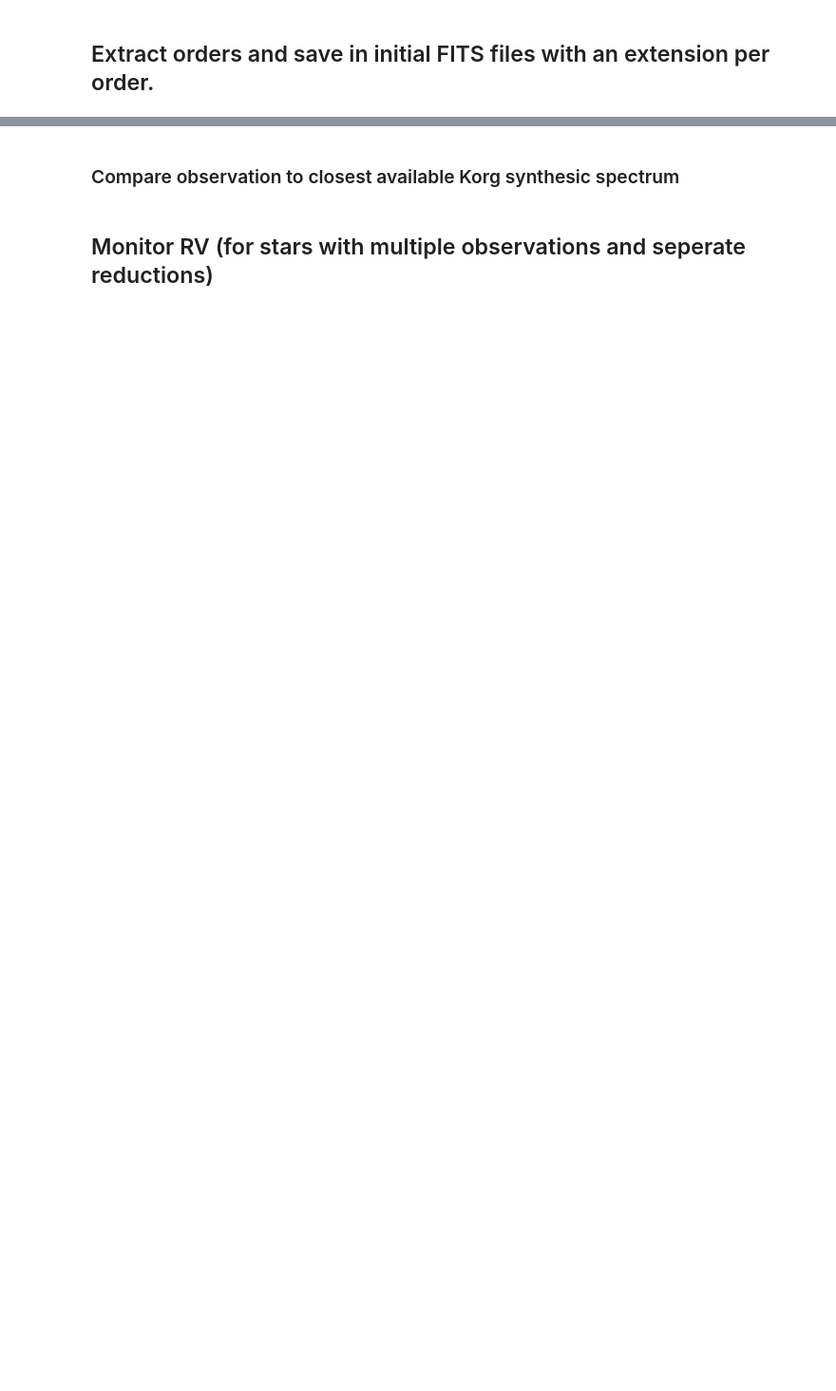
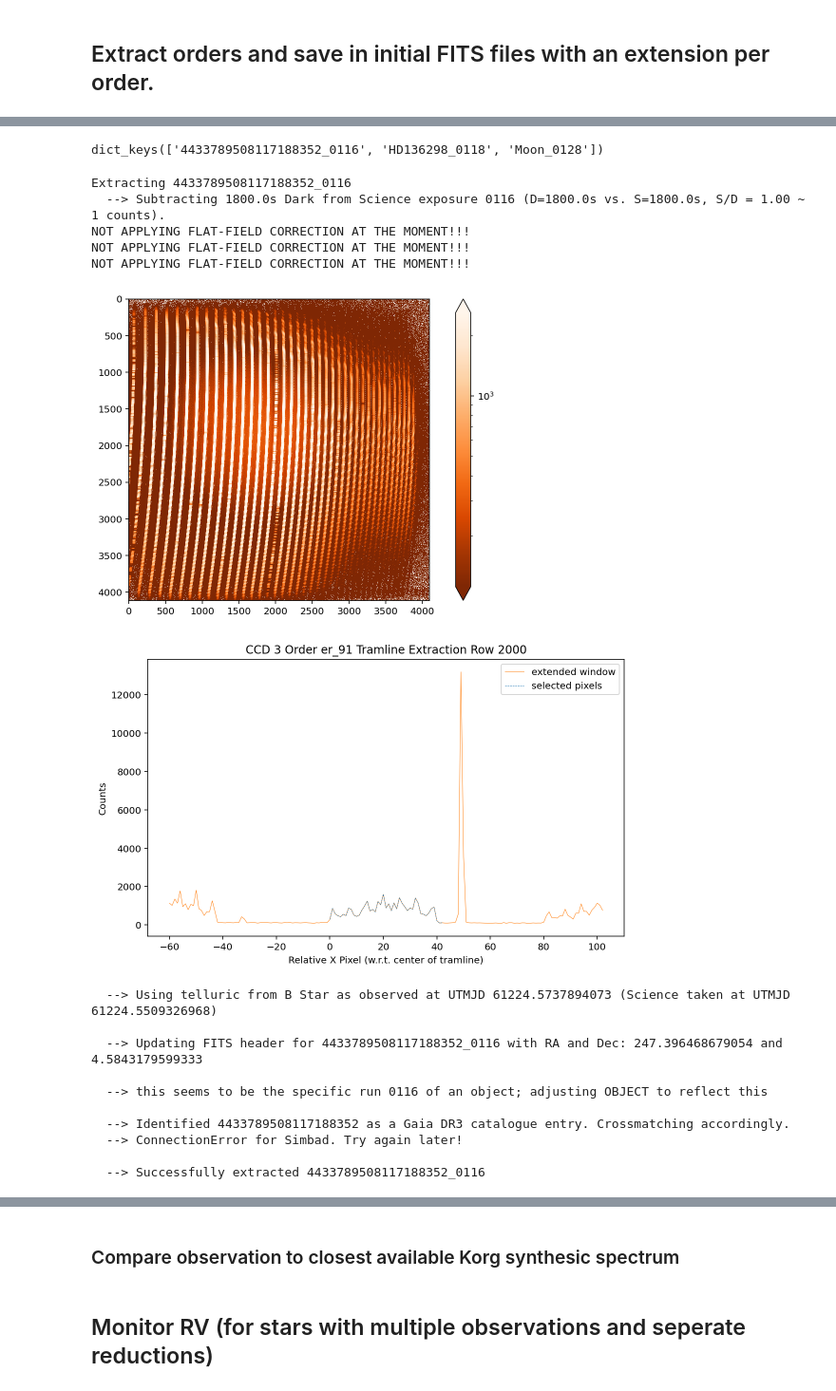
Before and after one commit to svenbuder/velocereduction, a Jupyter notebook: scripts/VeloceReduction_tutorial.ipynb, the cells around one changed output, grey strips where cells are left out. Shown at 95% size. Saved outputs shown, nothing was run; the diff lists cells and outputs as text; code cells hidden in the pictures; blank space fills up the shorter version.

```diff
--- a/scripts/VeloceReduction_tutorial.ipynb
+++ b/scripts/VeloceReduction_tutorial.ipynb
@@ -103,0 +161,14 @@ print(ccd_pixel_shifts_wrt_reference)
+# %%
+# Extract Master Flat
+print('\nExtracting Master Flat')
+master_flat, master_flat_images, smooth_flats_images = VR.extraction.extract_orders(
+    ccd1_runs = calibration_runs['Flat_60.0'],
+    ccd2_runs = calibration_runs['Flat_1.0'],
+    ccd3_runs = calibration_runs['Flat_0.1'],
+    Flat = True,
+    update_tramlines_based_on_flat = False, # Refit saved in reduced_data/YYMMDD/_tramline_information/
+    pixel_shifts = ccd_pixel_shifts_wrt_reference,
+    debug_overscan = False,
+    debug_rows = False, # Plotting the distribution of counts of a tramline in every 500th row
+    debug_tramlines = False # Plots saved  at reduced_data/YYMMDD/_tramline_information/
+)
@@ -169,9 +302,16 @@ if len(calibration_runs['Bstar']) > 0:
+# %%
+science_runs.keys()
+# %% [output]
+dict_keys(['4433789508117188352_0116', 'HD136298_0118', 'Moon_0128'])
 # %%
 # Extract Science Objects and save them into FITS files under reduced_data/
 for science_object in list(science_runs.keys()):
-    print('\nExtracting '+science_object)
+    if science_object == '4433789508117188352_0116':
+    # if science_object == 'Moon_0128':
 
-    try:
+        print('\nExtracting '+science_object)
+
+        # try:
         science, science_noise, science_header = VR.extraction.extract_orders(
             ccd1_runs = science_runs[science_object],
             ccd2_runs = science_runs[science_object],
@@ -180,6 +320,7 @@ for science_object in list(science_runs.keys()):
             master_darks = master_darks, # These are needed to subtract the dark current
             master_flat_images = master_flat_images, # These are needed for flat-field correction
             pixel_shifts = ccd_pixel_shifts_wrt_reference,
+            exposure_time_threshold_darks = exposure_time_threshold_darks,
             debug_tramlines = False # Plots saved  at reduced_data/YYMMDD/_tramline_information/
         )
 
@@ -197,13 +338,28 @@ for science_object in list(science_runs.keys()):
         # Create a primary HDU and HDU list
         primary_hdu = fits.PrimaryHDU()
         header = primary_hdu.header
-        header['OBJECT']             = (science_object,           'Name of observed object in night log')
-        header['UTMJD']              = (science_header['UTMJD'],  'Modified Julian Date of observation')
-        header['MEANRA']             = (science_header['MEANRA'], 'Mean Right Ascension of observed object')
-        header['MEANDEC']            = (science_header['MEANDEC'],'Mean Declination of observed object')
-        header['BARYVEL']            = (0.0,                      'Applied barycentric velocity correction')
-        header['VRAD']               = ('None',                   'Radial velocity estimate')
-        header['E_VRAD']             = ('None',                   'Uncertainty of radial velocity estimate')
+        header['OBJECT']             = (science_object,                                 'Name of observed object in night log')
+        header['UTMJD']              = (science_header['UTMJD'],                        'Modified Julian Date of observation')
+        header['MEANRA']             = (science_header['MEANRA'],                       'Mean Right Ascension of observed object')
+        header['MEANDEC']            = (science_header['MEANDEC'],                      'Mean Declination of observed object')
+        header['BARYVEL']            = (0.0,                                            'Applied barycentric velocity correction')
+        header['VRAD']               = ('None',                                         'Radial velocity estimate from VR')
+        header['E_VRAD']             = ('None',                                         'Uncertainty of VRAD')
+
+        # Add metadata of the reduction process
+        header['HIERARCH VR_URL']              = ('https://github.com/svenbuder/velocereduction','URL of reduction software used for this reduction')
+        header['HIERARCH VR_VERSION']          = (VR.__version__,                                'Version of velocereduction used for this reduction')
+        header['HIERARCH VR_EXTRACT']          = (each_science_run_separately,                   'Extracted each science run separately (True/False)')
+        header['HIERARCH VR_BSTAR']            = (closest_tellurics,                             'UTMJD of BStar used for telluric (if available)')
+        header['HIERARCH VR_XSHIFT_CCD1']      = (ccd_pixel_shifts_wrt_reference['ccd_1'][0],    'Pixel shift in x for CCD1 wrt reference night')
+        header['HIERARCH VR_YSHIFT_CCD1']      = (ccd_pixel_shifts_wrt_reference['ccd_1'][1],    'Pixel shift in y for CCD1 wrt reference night')
+        header['HIERARCH VR_XSHIFT_CCD2']      = (ccd_pixel_shifts_wrt_reference['ccd_2'][0],    'Pixel shift in x for CCD2 wrt reference night')
+        header['HIERARCH VR_YSHIFT_CCD2']      = (ccd_pixel_shifts_wrt_reference['ccd_2'][1],    'Pixel shift in y for CCD2 wrt reference night')
+        header['HIERARCH VR_XSHIFT_CCD3']      = (ccd_pixel_shifts_wrt_reference['ccd_3'][0],    'Pixel shift in x for CCD3 wrt reference night')
+        header['HIERARCH VR_YSHIFT_CCD3']      = (ccd_pixel_shifts_wrt_reference['ccd_3'][1],    'Pixel shift in y for CCD3 wrt reference night')
+        header['HIERARCH VR_DARK_THRESH']      = (exposure_time_threshold_darks,                 'Exposure time threshold for darks in seconds')
+        header['HIERARCH VR_FIT_TRAM']         = (update_tramlines_based_on_flat,                'Tramline optimised? (True/False)')
+        header['HIERARCH VR_FIT_WAVE']         = (fit_wavelength_solution,                       'Wavelength solution optimised? (True/False)')
 
         # Use astroquery to update header with Simbad information (where available)
         # We try to find matches with HIP/2MASS/Gaia DR3 as well as
@@ -216,32 +372,50 @@ for science_object in list(science_runs.keys()):
         # Figure out which extensions have been extracted into the arrays
         order_ranges, order_beginning_coeffs, order_ending_coeffs = VR.extraction.read_in_order_tramlines()
 
         # Loop over your extension names and corresponding data arrays
         for ext_index, ext_name in enumerate(order_beginning_coeffs):
             # Create an ImageHDU object for each extension
 
             # Define the columns with appropriate formats
             col1_def = fits.Column(name='wave_vac',format='E', array=np.arange(len(science[ext_index,:]),dtype=float))
             col2_def = fits.Column(name='wave_air',format='E', array=np.arange(len(science[ext_index,:]),dtype=float))
             col3_def = fits.Column(name='science', format='E', array=science[ext_index,:])
             col4_def = fits.Column(name='science_noise',   format='E', array=science_noise[ext_index,:])
             col5_def = fits.Column(name='flat',    format='E', array=master_flat[ext_index,:])
             col6_def = fits.Column(name='thxe',    format='E', array=master_thxe[ext_index,:])
             col7_def = fits.Column(name='lc',      format='E', array=master_lc[ext_index,:])
             col8_def = fits.Column(name='telluric',format='E', array=telluric[ext_index,:])
 
             # Combine columns to BinTable and add header from primary
             hdu = fits.BinTableHDU.from_columns([col1_def, col2_def, col3_def, col4_def, col5_def, col6_def, col7_def, col8_def], name=ext_name.lower())
 
             # Append the HDU to the HDU list
             hdul.append(hdu)
 
         # Save to a new FITS file with an extension for each order
         Path(config.working_directory+'reduced_data/'+config.date+'/'+science_object).mkdir(parents=True, exist_ok=True)
         spectrum_filename = 'veloce_spectra_'+science_object+'_'+config.date+'.fits'
         hdul.writeto(config.working_directory+'reduced_data/'+config.date+'/'+science_object+'/'+spectrum_filename, overwrite=True)
 
         print('\n  --> Successfully extracted '+science_object)
 
-    except:
-        print('\n  --> Failed to extract '+science_object)
+        # except:
+        #     print('\n  --> Failed to extract '+science_object)
+# %% [output]
+Extracting 4433789508117188352_0116
+  --> Subtracting 1800.0s Dark from Science exposure 0116 (D=1800.0s vs. S=1800.0s, S/D = 1.00 ~ 1 counts).
+NOT APPLYING FLAT-FIELD CORRECTION AT THE MOMENT!!!
+NOT APPLYING FLAT-FIELD CORRECTION AT THE MOMENT!!!
+NOT APPLYING FLAT-FIELD CORRECTION AT THE MOMENT!!!
+[figure, added]
+[figure, added]
+  --> Using telluric from B Star as observed at UTMJD 61224.5737894073 (Science taken at UTMJD 61224.5509326968)
+
+  --> Updating FITS header for 4433789508117188352_0116 with RA and Dec: 247.396468679054 and 4.5843179599333
+
+  --> this seems to be the specific run 0116 of an object; adjusting OBJECT to reflect this
+
+  --> Identified 4433789508117188352 as a Gaia DR3 catalogue entry. Crossmatching accordingly.
+  --> ConnectionError for Simbad. Try again later!
+
+  --> Successfully extracted 4433789508117188352_0116
```
Also changed, not shown: parts of 19 cells of this notebook, 1 other file.
